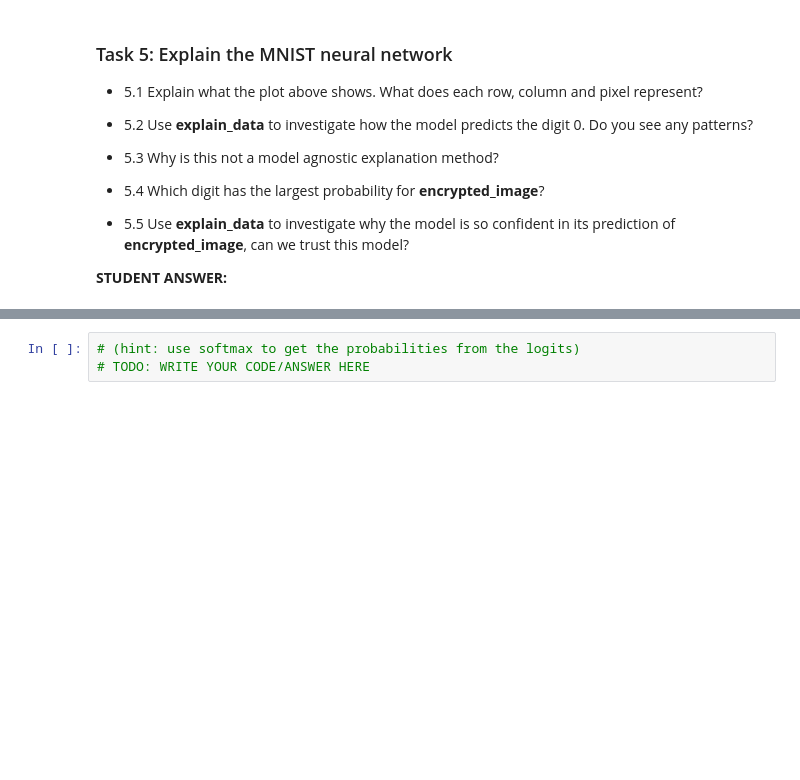
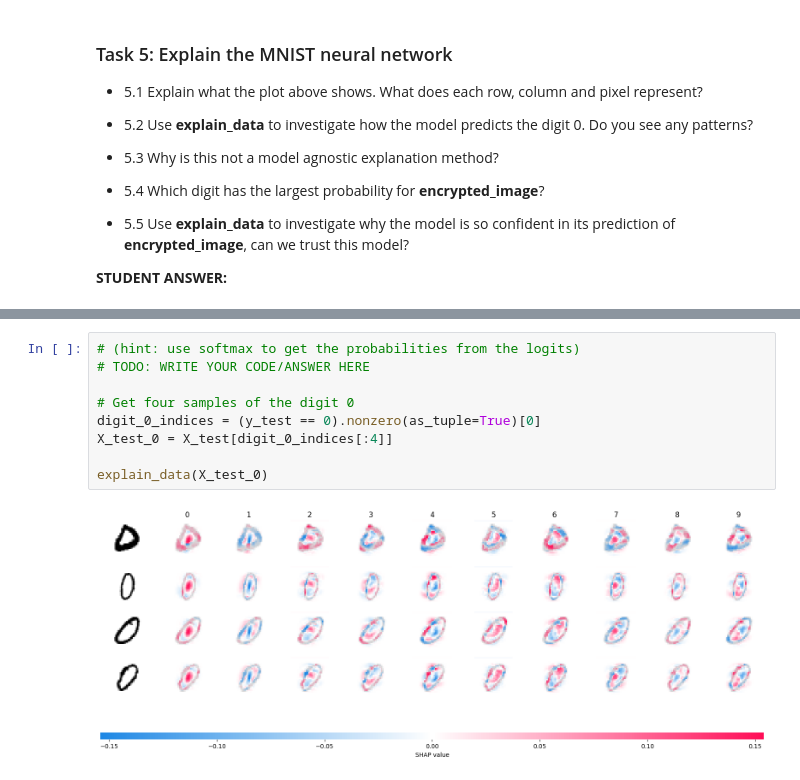
Before and after one commit to Ksund02/Machine-Learning-Project, a Jupyter notebook: Assignment3/Project3_XAI.ipynb, the cells around one changed output, grey strips where cells are left out. Saved outputs shown, nothing was run; the diff lists cells and outputs as text; blank space fills up the shorter version.

```diff
--- a/Assignment3/Project3_XAI.ipynb
+++ b/Assignment3/Project3_XAI.ipynb
@@ -431,3 +449,11 @@ explain_data(X_test[:4])
 # %%
 # (hint: use softmax to get the probabilities from the logits)
 # TODO: WRITE YOUR CODE/ANSWER HERE
+
+# Get four samples of the digit 0
+digit_0_indices = (y_test == 0).nonzero(as_tuple=True)[0]
+X_test_0 = X_test[digit_0_indices[:4]]
+
+explain_data(X_test_0)
+# %% [output]
+[figure, added]
```
Also changed, not shown: parts of 10 cells of this notebook.
